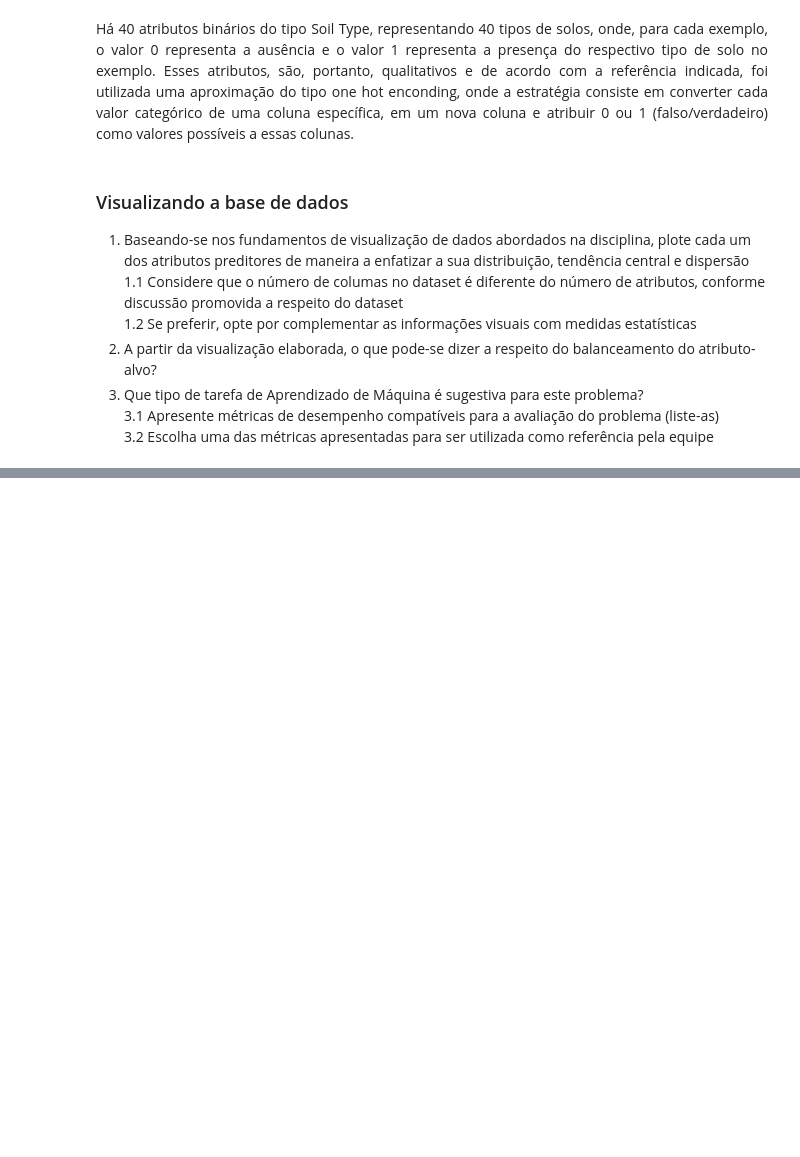
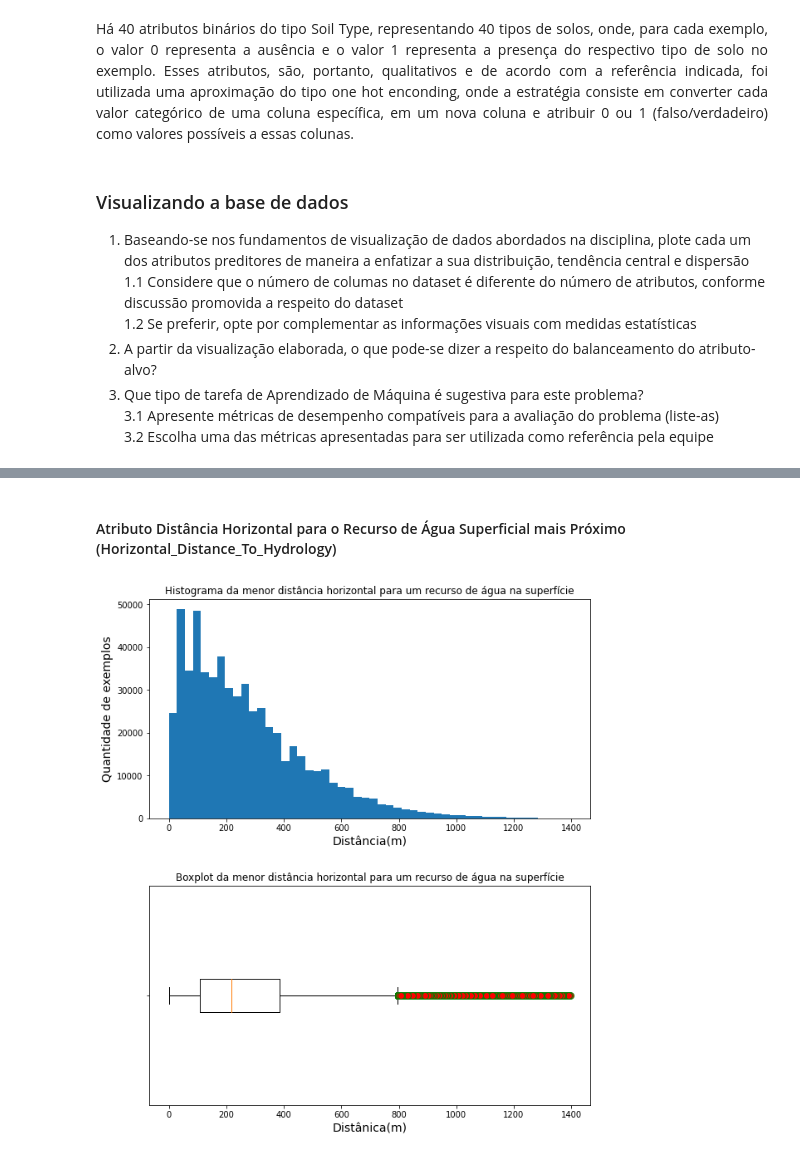
Before and after one commit to elloa-uea/projeto-pratico-3-rna-pp3-team-equilibrium, a Jupyter notebook: notebooks/PP3.2 - Conhecendo o Conjunto de Dados.ipynb, the cells around one changed output, grey strips where cells are left out. Drawn from its saved outputs; the diff is of its cells as text; code cells hidden in the pictures; blank space fills up the shorter version.

```diff
--- a/notebooks/PP3.2 - Conhecendo o Conjunto de Dados.ipynb
+++ b/notebooks/PP3.2 - Conhecendo o Conjunto de Dados.ipynb
@@ -164,0 +240,23 @@ False
+# %% [markdown]
+#### Atributo Distância Horizontal para o Recurso de Água Superficial mais Próximo (Horizontal_Distance_To_Hydrology)
+# %%
+h_d_t_hidro_arr = data['Horizontal_Distance_To_Hydrology'].to_numpy()
+
+fig, axs = plt.subplots(2)
+fig.set_size_inches(9, 10)
+
+axs[0].hist(h_d_t_hidro_arr, bins=50)
+axs[0].set_title('Histograma da menor distância horizontal para um recurso de água na superfície')
+axs[0].set_xlabel('Distância(m)', fontsize=14)
+axs[0].set_ylabel('Quantidade de exemplos', fontsize=14)
+
+flierprops = dict(marker='o', markerfacecolor='r', markersize=8, linestyle='none', markeredgecolor='g')
+axs[1].boxplot([h_d_t_hidro_arr],vert=False, labels=[''], flierprops=flierprops)
+axs[1].set_title('Boxplot da menor distância horizontal para um recurso de água na superfície')
+axs[1].set_xlabel('Distânica(m)', fontsize=14)
+
+fig.tight_layout(pad=3.0)
+
+plt.show()
+# %% [output]
+[figure, added]
```
Also changed, not shown: parts of 23 cells of this notebook.
